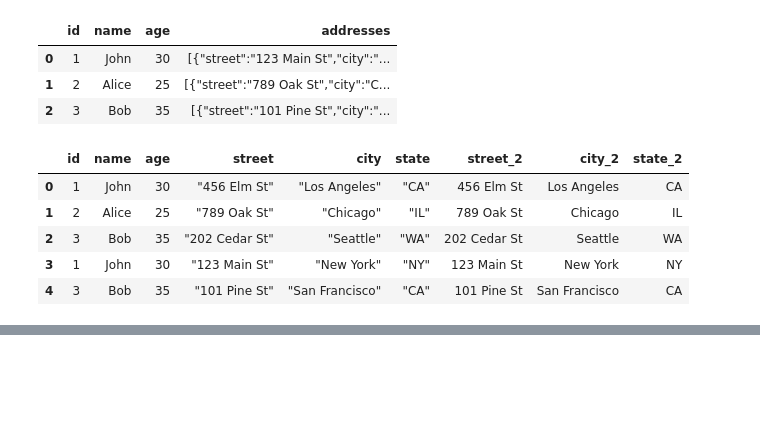
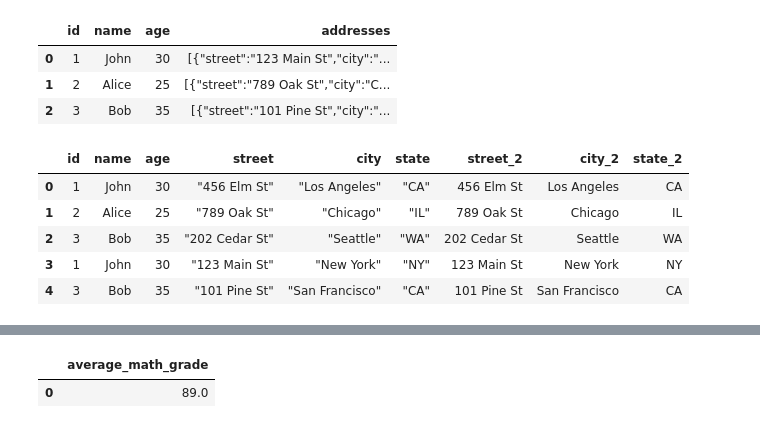
Before and after one commit to dmenezesgabriel/py-hello-duckdb, a Jupyter notebook: notebooks/hello.ipynb, the cells around one changed output, grey strips where cells are left out. Drawn from its saved outputs; the diff is of its cells as text; code cells hidden in the pictures; blank space fills up the shorter version.

Commit message:
Add subquery example

```diff
--- a/notebooks/hello.ipynb
+++ b/notebooks/hello.ipynb
@@ -143,0 +188,11 @@ FROM people,
+# %%
+%%sql
+SELECT AVG(subquery.grade) AS average_math_grade
+FROM (
+    SELECT grade
+    FROM grades
+    WHERE subject = 'Math' AND grade > 85
+) AS subquery;
+# %% [output]
+|  | average_math_grade |
+| 0 | 89.0 |
```
Also changed, not shown: parts of 3 cells of this notebook.
